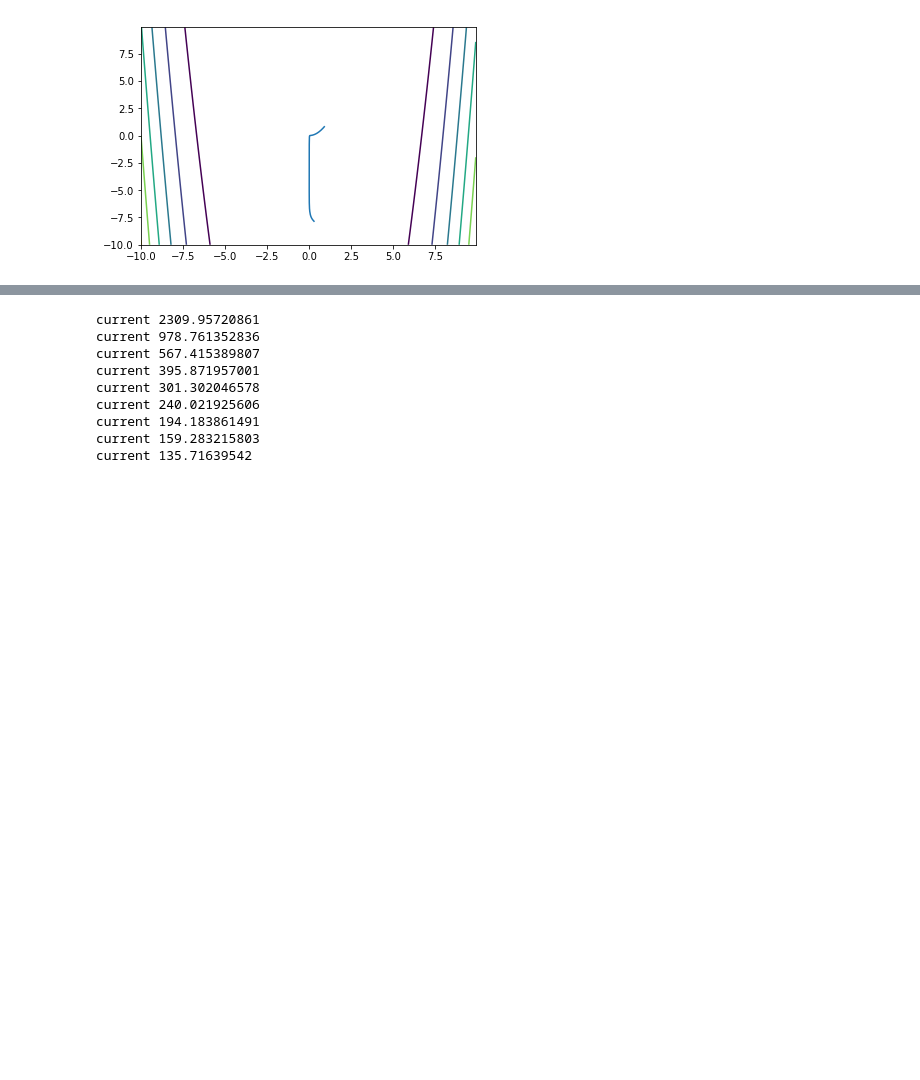
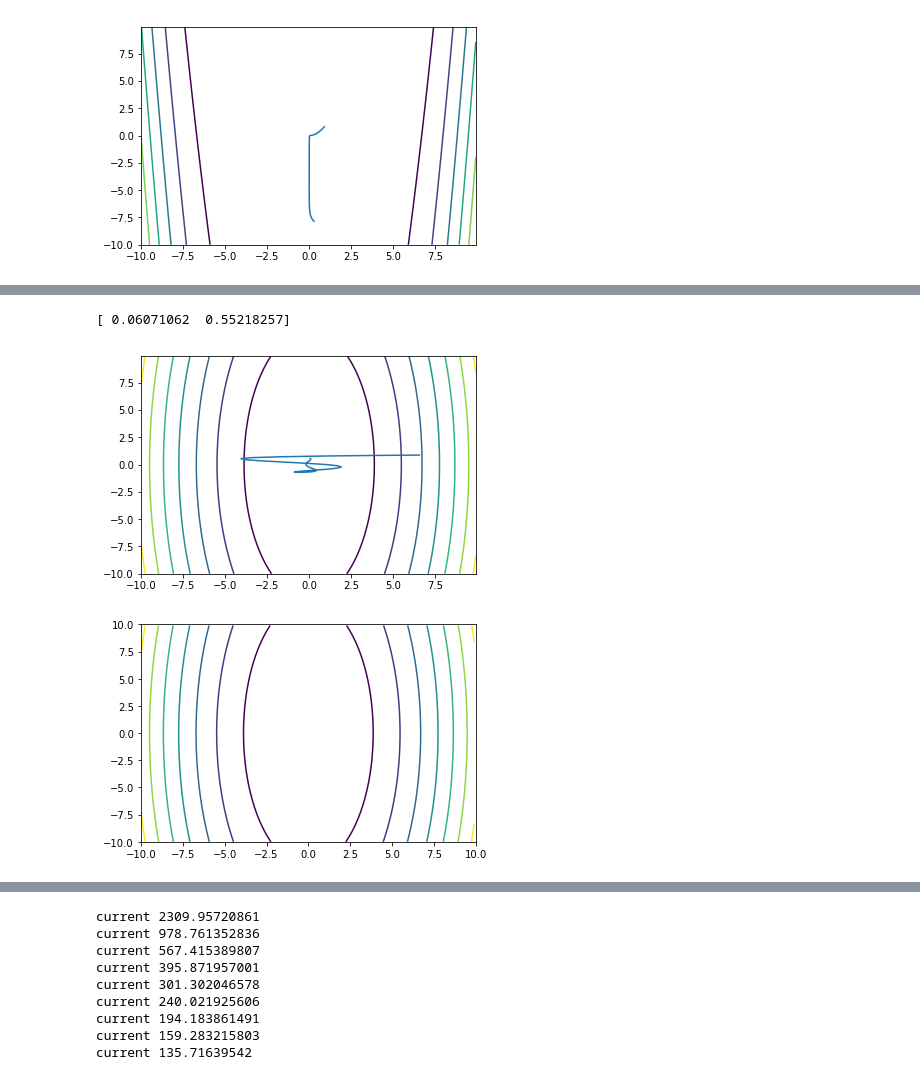
Before and after one commit to mnkonkova/ML, a Jupyter notebook: lab-1.ipynb, the cells around one changed output, grey strips where cells are left out. Cells and saved outputs as stored; diff of their text form; code cells hidden in the pictures; blank space fills up the shorter version.

```diff
--- a/lab-1.ipynb
+++ b/lab-1.ipynb
@@ -1084,0 +1048,11 @@ trace(f2, X_plot, Y_plot, -10, 10)
+# %%
+gamma = 1
+lambd = 0.01
+EPS = 0.01
+print(nesterov_desent(f2, grad2))
+trace(f2, X_plot, Y_plot, -10, 10)
+magic(f2, X_plot, Y_plot, 'nesterov_desent')
+# %% [output]
+[ 0.06071062  0.55218257]
+[figure, added]
+[figure, added]
```
Also changed, not shown: parts of 20 cells of this notebook.
